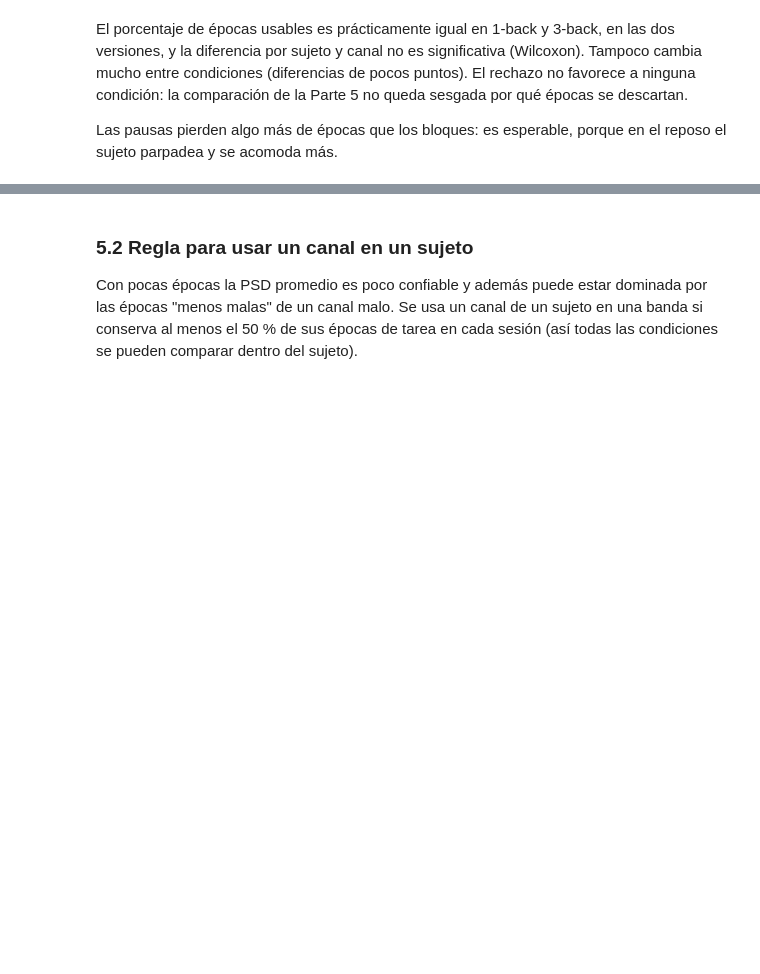
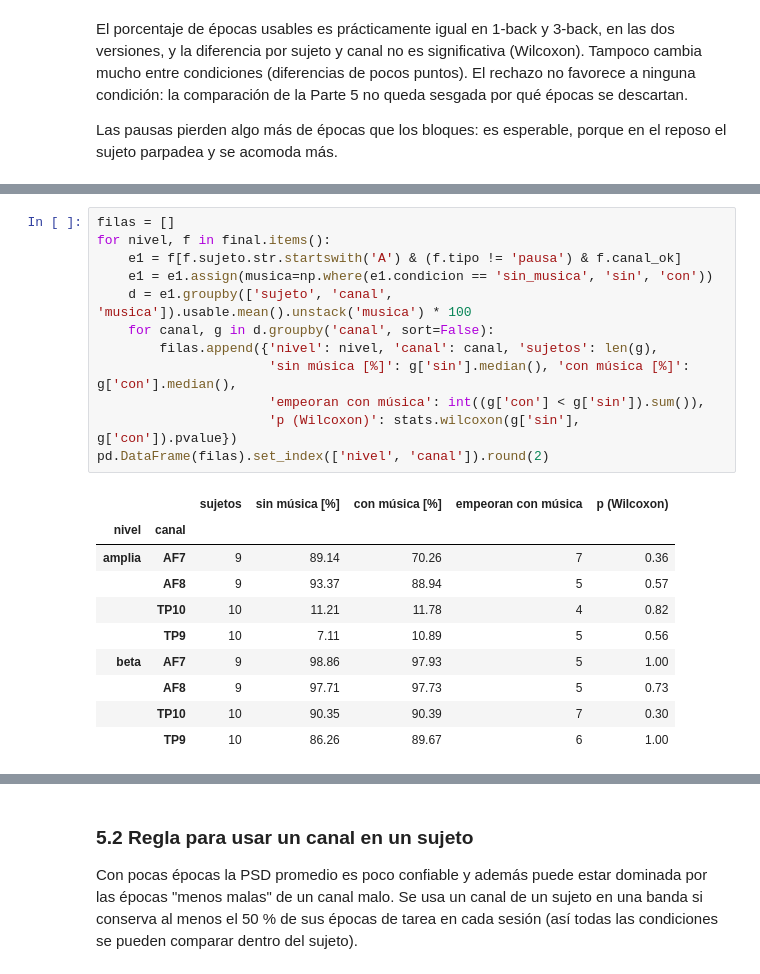
Before and after one commit to gustsita/PSIB2026Q2-TPS-Grupo13-Burman_FernandezSanJuan_Gallo, a Jupyter notebook: notebooks/02_epocas_artefactos.ipynb, the cells around one changed output, grey strips where cells are left out. Saved outputs shown, nothing was run; the diff lists cells and outputs as text; blank space fills up the shorter version.

```diff
--- a/notebooks/02_epocas_artefactos.ipynb
+++ b/notebooks/02_epocas_artefactos.ipynb
@@ -466,0 +469,23 @@ Las pausas pierden algo más de épocas que los bloques: es esperable, porque en
+# %%
+filas = []
+for nivel, f in final.items():
+    e1 = f[f.sujeto.str.startswith('A') & (f.tipo != 'pausa') & f.canal_ok]
+    e1 = e1.assign(musica=np.where(e1.condicion == 'sin_musica', 'sin', 'con'))
+    d = e1.groupby(['sujeto', 'canal', 'musica']).usable.mean().unstack('musica') * 100
+    for canal, g in d.groupby('canal', sort=False):
+        filas.append({'nivel': nivel, 'canal': canal, 'sujetos': len(g),
+                      'sin música [%]': g['sin'].median(), 'con música [%]': g['con'].median(),
+                      'empeoran con música': int((g['con'] < g['sin']).sum()),
+                      'p (Wilcoxon)': stats.wilcoxon(g['sin'], g['con']).pvalue})
+pd.DataFrame(filas).set_index(['nivel', 'canal']).round(2)
+# %% [output]
+|  |  | sujetos | sin música [%] | con música [%] | empeoran con música | p (Wilcoxon) |
+| nivel | canal |  |  |  |  |  |
+| amplia | AF7 | 9 | 89.14 | 70.26 | 7 | 0.36 |
+|  | AF8 | 9 | 93.37 | 88.94 | 5 | 0.57 |
+|  | TP10 | 10 | 11.21 | 11.78 | 4 | 0.82 |
+|  | TP9 | 10 | 7.11 | 10.89 | 5 | 0.56 |
+| beta | AF7 | 9 | 98.86 | 97.93 | 5 | 1.00 |
+|  | AF8 | 9 | 97.71 | 97.73 | 5 | 0.73 |
+|  | TP10 | 10 | 90.35 | 90.39 | 7 | 0.30 |
+|  | TP9 | 10 | 86.26 | 89.67 | 6 | 1.00 |
```
Also changed, not shown: parts of 3 cells of this notebook, 3 other files.
